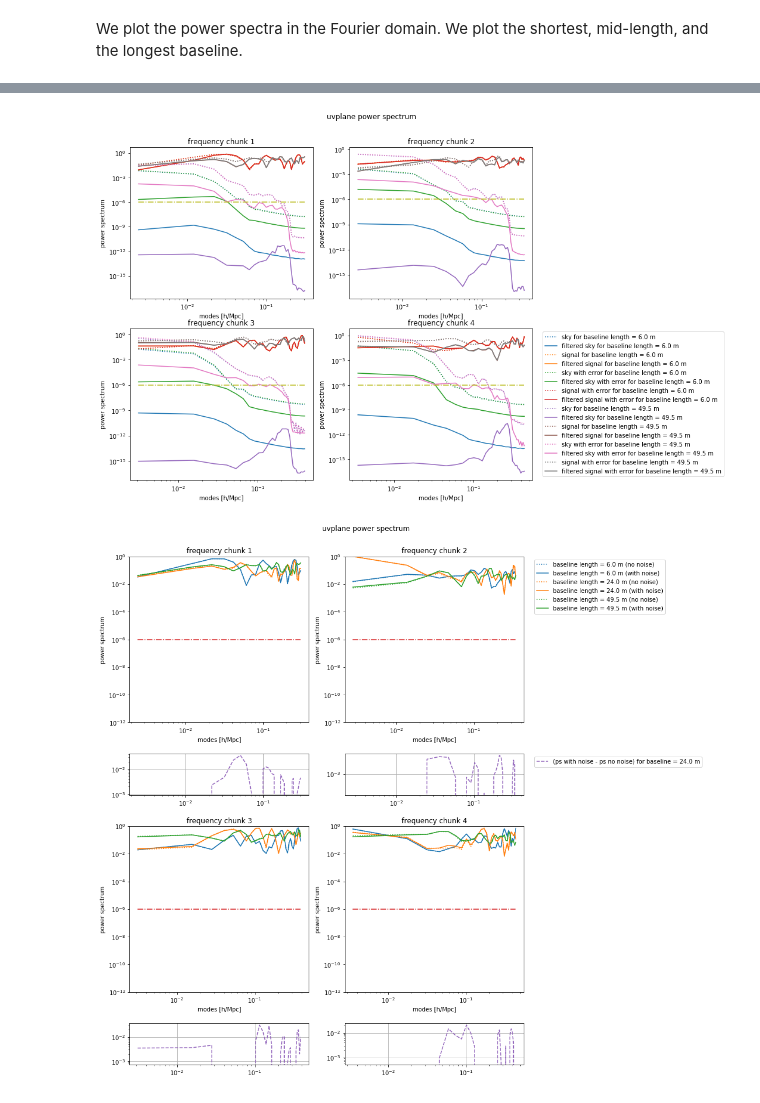
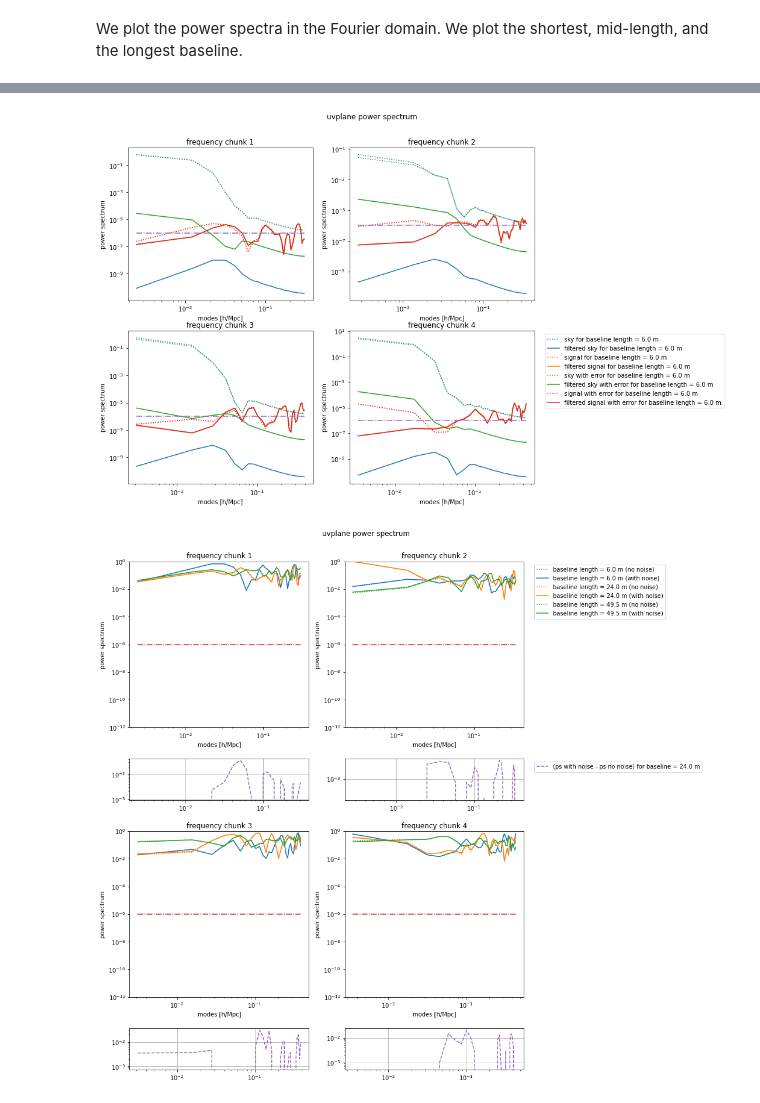
Before and after one commit to yukanak/radio1d, a Jupyter notebook: notebooks/telescope_1d_test_foreground_filtering.ipynb, the cells around one changed output, grey strips where cells are left out. Drawn from its saved outputs; the diff is of its cells as text; code cells hidden in the pictures.

```diff
--- a/notebooks/telescope_1d_test_foreground_filtering.ipynb
+++ b/notebooks/telescope_1d_test_foreground_filtering.ipynb
@@ -53,0 +59,7 @@ Filtered 300 modes.
+# %%
+# Get observed uvplane
+uvplane_sky, uvplane_skyf, uvplane_skyf1 = t.get_obs_uvplane(uvsky, time_error_sigma=0, filter_FG=True)
+uvplane_sig, uvplane_sigf, uvplane_sigf1 = t.get_obs_uvplane(uvsig, time_error_sigma=0, filter_FG=True)
+
+uvplane_sky_e, uvplane_skyf_e, uvplane_skyf1_e = t.get_obs_uvplane(uvsky, time_error_sigma=10e-12, filter_FG=True)
+uvplane_sig_e, uvplane_sigf_e, uvplane_sigf1_e = t.get_obs_uvplane(uvsig, time_error_sigma=10e-12, filter_FG=True)
@@ -54,10 +84,15 @@ Filtered 300 modes.
 # %%
 # Power spectra of foregrounds, filtered foregrounds, signal, filtered signal
-(ps_sky, k_modes, baselines_binned) = t.get_uvplane_ps(uvplane_sky, Nfreqchunks=4, m_baselines=2, m_freq=2, padding=1, window_fn=np.blackman)
-(ps_sig, k_modes, baselines_binned) = t.get_uvplane_ps(uvplane_sig, Nfreqchunks=4, m_baselines=2, m_freq=2, padding=1, window_fn=np.blackman)
-(ps_skyf, k_modes, baselines_binned) = t.get_uvplane_ps(uvplane_skyf, Nfreqchunks=4, m_baselines=2, m_freq=2, padding=1, window_fn=np.blackman)
-(ps_sigf, k_modes, baselines_binned) = t.get_uvplane_ps(uvplane_sigf, Nfreqchunks=4, m_baselines=2, m_freq=2, padding=1, window_fn=np.blackman)
-(ps_sky_error, k_modes, baselines_binned) = t.get_uvplane_ps(uvplane_sky_error, Nfreqchunks=4, m_baselines=2, m_freq=2, padding=1, window_fn=np.blackman)
-(ps_sig_error, k_modes, baselines_binned) = t.get_uvplane_ps(uvplane_sig_error, Nfreqchunks=4, m_baselines=2, m_freq=2, padding=1, window_fn=np.blackman)
-(ps_skyf_error, k_modes, baselines_binned) = t.get_uvplane_ps(uvplane_skyf_error, Nfreqchunks=4, m_baselines=2, m_freq=2, padding=1, window_fn=np.blackman)
-(ps_sigf_error, k_modes, baselines_binned) = t.get_uvplane_ps(uvplane_sigf_error, Nfreqchunks=4, m_baselines=2, m_freq=2, padding=1, window_fn=np.blackman)
+(ps_sky, k_modes, baselines_binned) = t.get_uvplane_ps(uvplane_sky, Nfreqchunks=4, m_baselines=1, m_freq=1, padding=1, window_fn=np.blackman)
+(ps_sig, k_modes, baselines_binned) = t.get_uvplane_ps(uvplane_sig, Nfreqchunks=4, m_baselines=1, m_freq=1, padding=1, window_fn=np.blackman)
+(ps_skyf1, k_modes, baselines_binned) = t.get_uvplane_ps(uvplane_skyf1, Nfreqchunks=4, m_baselines=1, m_freq=1, padding=1, window_fn=np.blackman)
+(ps_sigf1, k_modes, baselines_binned) = t.get_uvplane_ps(uvplane_sigf1, Nfreqchunks=4, m_baselines=1, m_freq=1, padding=1, window_fn=np.blackman)
+(ps_skyf, k_modes, baselines_binned) = t.get_uvplane_ps(uvplane_skyf, Nfreqchunks=4, m_baselines=1, m_freq=1, padding=1, window_fn=np.blackman)
+(ps_sigf, k_modes, baselines_binned) = t.get_uvplane_ps(uvplane_sigf, Nfreqchunks=4, m_baselines=1, m_freq=1, padding=1, window_fn=np.blackman)
+
+(ps_sky_e, k_modes, baselines_binned) = t.get_uvplane_ps(uvplane_sky_e, Nfreqchunks=4, m_baselines=1, m_freq=1, padding=1, window_fn=np.blackman)
+(ps_sig_e, k_modes, baselines_binned) = t.get_uvplane_ps(uvplane_sig_e, Nfreqchunks=4, m_baselines=1, m_freq=1, padding=1, window_fn=np.blackman)
+(ps_skyf1_e, k_modes, baselines_binned) = t.get_uvplane_ps(uvplane_skyf1_e, Nfreqchunks=4, m_baselines=1, m_freq=1, padding=1, window_fn=np.blackman)
+(ps_sigf1_e, k_modes, baselines_binned) = t.get_uvplane_ps(uvplane_sigf1_e, Nfreqchunks=4, m_baselines=1, m_freq=1, padding=1, window_fn=np.blackman)
+(ps_skyf_e, k_modes, baselines_binned) = t.get_uvplane_ps(uvplane_skyf_e, Nfreqchunks=4, m_baselines=1, m_freq=1, padding=1, window_fn=np.blackman)
+(ps_sigf_e, k_modes, baselines_binned) = t.get_uvplane_ps(uvplane_sigf_e, Nfreqchunks=4, m_baselines=1, m_freq=1, padding=1, window_fn=np.blackman)
@@ -65,13 +133,13 @@ Filtered 300 modes.
 # Plot
 Nfreqchunks = 4
 #baselines = [0, t.unique_baseline_lengths.shape[0]//2, t.unique_baseline_lengths.shape[0]-1]
-baselines = [0,t.unique_baseline_lengths.shape[0]-1]
+baselines = [0]#,t.unique_baseline_lengths.shape[0]-1]
 fig = plt.figure(figsize=(15,10))
 for i in range(Nfreqchunks):
-    max_sky = np.max(ps_sky[i])
-    max_sig = np.max(ps_sig[i])
-    max_sky_error = np.max(ps_sky_error[i])
-    max_sig_error = np.max(ps_sig_error[i])
+    max_sky = 1 #np.max(ps_sky[i])
+    max_sig = 1 #np.max(ps_sig[i])
+    max_sky_error = 1 #np.max(ps_sky_error[i])
+    max_sig_error = 1 #np.max(ps_sig_error[i])
     plt.subplot(2,Nfreqchunks//2,i+1)
     modes = k_modes[i]
     m = t.unique_baseline_lengths.shape[0]//baselines_binned.shape[0]
@@ -87,34 +155,34 @@ for i in range(Nfreqchunks):
                    linestyle='-', color=color, label=f'filtered sky for baseline length = {bl} m')
         color = next(ax._get_lines.prop_cycler)['color']
         plt.loglog(modes, ps_sig[i][:,baseline_idx_binned]/max_sig,
                    linestyle=':', color=color, label=f'signal for baseline length = {bl} m')
         plt.loglog(modes, ps_sigf[i][:,baseline_idx_binned]/max_sig,
                    linestyle='-', color=color, label=f'filtered signal for baseline length = {bl} m')
         # With error
         color = next(ax._get_lines.prop_cycler)['color']
         plt.loglog(modes, ps_sky_error[i][:,baseline_idx_binned]/max_sky_error,
                    linestyle=':', color=color, label=f'sky with error for baseline length = {bl} m')
         plt.loglog(modes, ps_skyf_error[i][:,baseline_idx_binned]/max_sky_error,
                    linestyle='-', color=color, label=f'filtered sky with error for baseline length = {bl} m')
         color = next(ax._get_lines.prop_cycler)['color']
         plt.loglog(modes, ps_sig_error[i][:,baseline_idx_binned]/max_sig_error,
                    linestyle=':', color=color, label=f'signal with error for baseline length = {bl} m')
         plt.loglog(modes, ps_sigf_error[i][:,baseline_idx_binned]/max_sig_error,
                    linestyle='-', color=color, label=f'filtered signal with error for baseline length = {bl} m')
     # Add line at 1e-6
     line = np.array([1e-6 for i in range(len(modes))])
     color = next(ax._get_lines.prop_cycler)['color']
     plt.loglog(modes, line, linestyle='-.', color=color)
     plt.xlabel('modes [h/Mpc]')
     plt.ylabel('power spectrum')
     #plt.ylim(1e-12, 1)
     plt.title('frequency chunk {}'.format(i+1))
 fig.subplots_adjust(wspace=0.2, hspace=0.2, top=0.9, right=0.75)
 plt.legend(bbox_to_anchor=(1.04,1), loc="upper left")
 plt.suptitle('uvplane power spectrum')
 plt.show()
 # %% [output]
-[figure, old version]
+[figure, new version]
 # %%
 # Try plotting signal without error vs with error
 fig = t.plot_uvplane_ps_slice(ps_sig,ps_sig_error,k_modes,baselines_binned)
```
Also changed, not shown: parts of 7 cells of this notebook, 1 other file.
